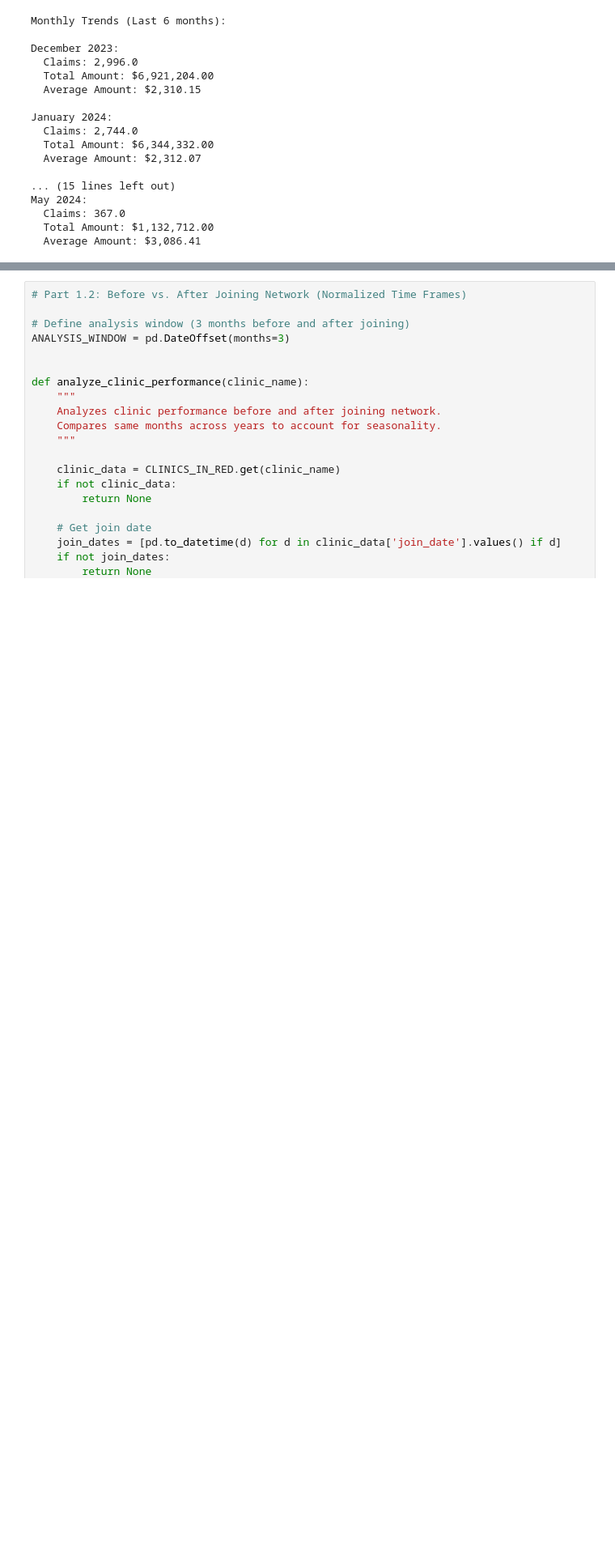
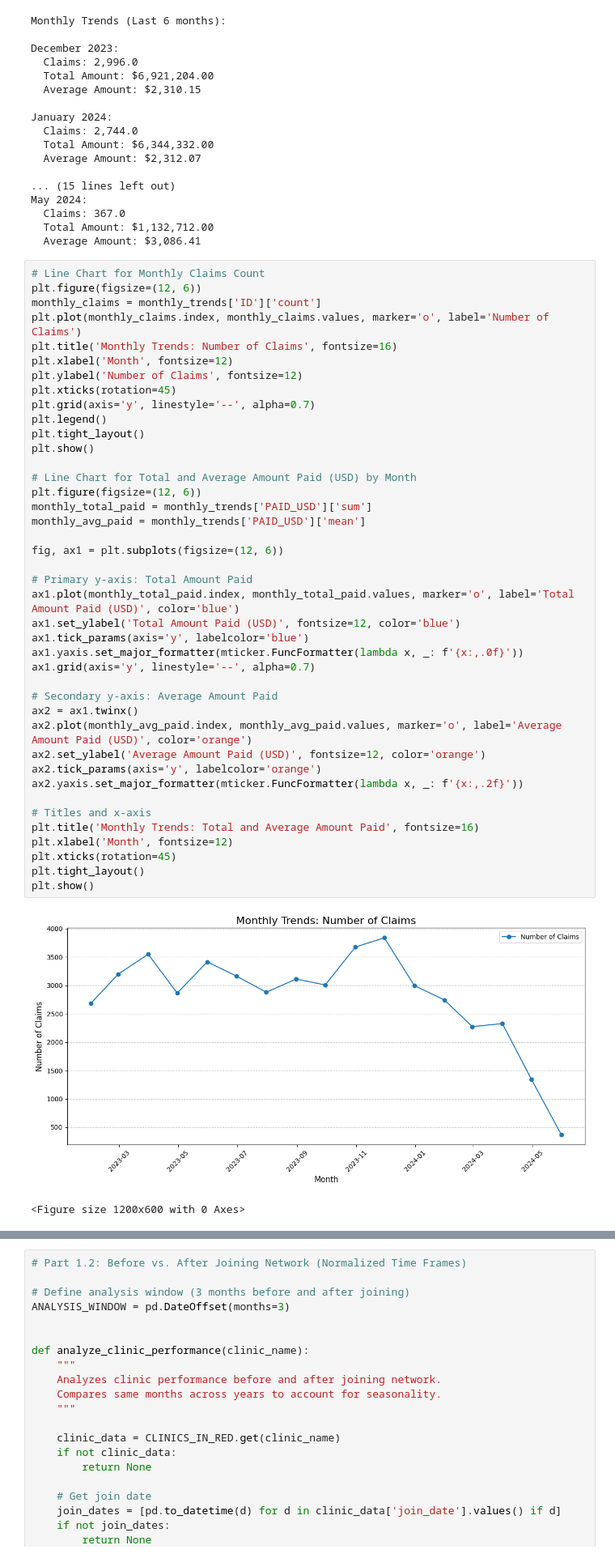
Before and after one commit to jlucenafois/data_mining_final_project, a Jupyter notebook: data_mining_final_project.ipynb, the cells around one changed output, grey strips where cells are left out. Shown at 81% size. Saved outputs shown, nothing was run; the diff lists cells and outputs as text; blank space fills up the shorter version.

```diff
--- a/data_mining_final_project.ipynb
+++ b/data_mining_final_project.ipynb
@@ -403,3 +581,47 @@ May 2024:
   Claims: 367.0
   Total Amount: $1,132,712.00
   Average Amount: $3,086.41
+# %%
+# Line Chart for Monthly Claims Count
+plt.figure(figsize=(12, 6))
+monthly_claims = monthly_trends['ID']['count']
+plt.plot(monthly_claims.index, monthly_claims.values, marker='o', label='Number of Claims')
+plt.title('Monthly Trends: Number of Claims', fontsize=16)
+plt.xlabel('Month', fontsize=12)
+plt.ylabel('Number of Claims', fontsize=12)
+plt.xticks(rotation=45)
+plt.grid(axis='y', linestyle='--', alpha=0.7)
+plt.legend()
+plt.tight_layout()
+plt.show()
+
+# Line Chart for Total and Average Amount Paid (USD) by Month
+plt.figure(figsize=(12, 6))
+monthly_total_paid = monthly_trends['PAID_USD']['sum']
+monthly_avg_paid = monthly_trends['PAID_USD']['mean']
+
+fig, ax1 = plt.subplots(figsize=(12, 6))
+
+# Primary y-axis: Total Amount Paid
+ax1.plot(monthly_total_paid.index, monthly_total_paid.values, marker='o', label='Total Amount Paid (USD)', color='blue')
+ax1.set_ylabel('Total Amount Paid (USD)', fontsize=12, color='blue')
+ax1.tick_params(axis='y', labelcolor='blue')
+ax1.yaxis.set_major_formatter(mticker.FuncFormatter(lambda x, _: f'{x:,.0f}'))
+ax1.grid(axis='y', linestyle='--', alpha=0.7)
+
+# Secondary y-axis: Average Amount Paid
+ax2 = ax1.twinx()
+ax2.plot(monthly_avg_paid.index, monthly_avg_paid.values, marker='o', label='Average Amount Paid (USD)', color='orange')
+ax2.set_ylabel('Average Amount Paid (USD)', fontsize=12, color='orange')
+ax2.tick_params(axis='y', labelcolor='orange')
+ax2.yaxis.set_major_formatter(mticker.FuncFormatter(lambda x, _: f'{x:,.2f}'))
+
+# Titles and x-axis
+plt.title('Monthly Trends: Total and Average Amount Paid', fontsize=16)
+plt.xlabel('Month', fontsize=12)
+plt.xticks(rotation=45)
+plt.tight_layout()
+plt.show()
+# %% [output]
+[figure, added]
+<Figure size 1200x600 with 0 Axes>
```
Also changed, not shown: parts of 11 cells of this notebook, 1 other file.
